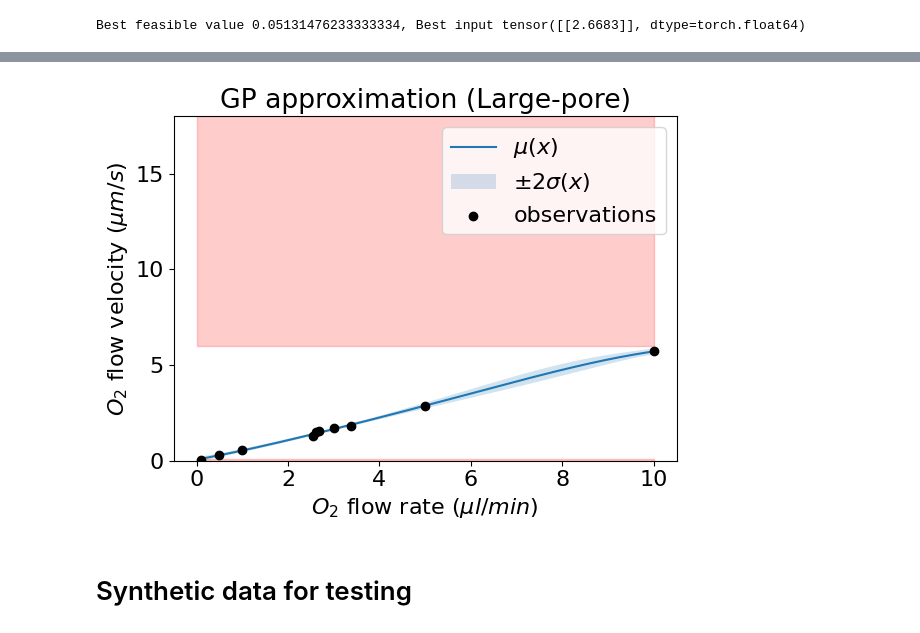
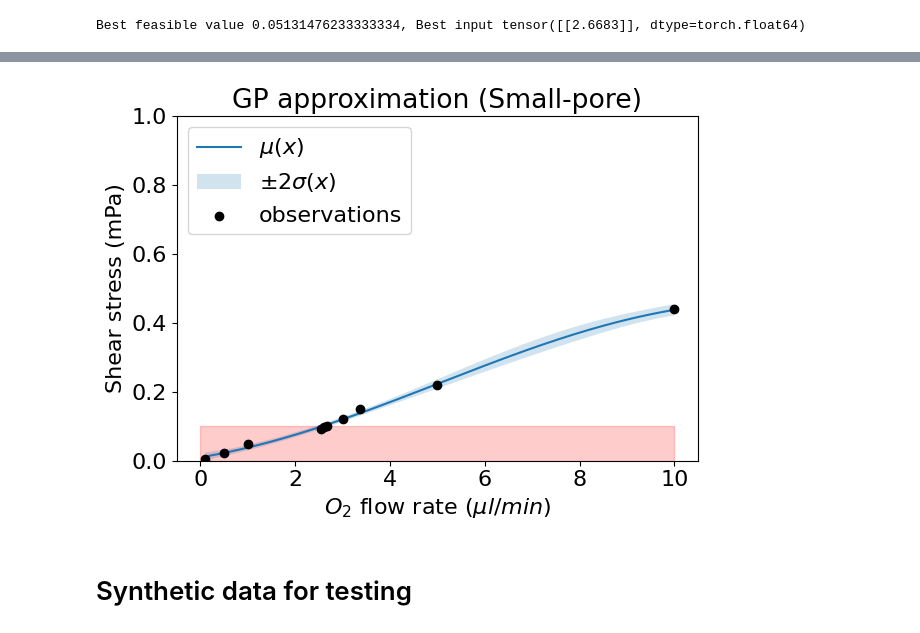
Before and after one commit to GuangchenW/bioreactor-optimization, a Jupyter notebook: bo.ipynb, the cells around one changed output, grey strips where cells are left out. Cells and saved outputs as stored; diff of their text form; code cells hidden in the pictures.

```diff
--- a/bo.ipynb
+++ b/bo.ipynb
@@ -243,7 +243,7 @@ matplotlib.rcParams.update({'font.size': 16})
 # --- Visualize GP for debugging --- #
 X_test = torch.linspace(X_low, X_high, 200).unsqueeze(-1)
 
-model_idx = 3 # Change index here to visualize objective or constraints
+model_idx = 6 # Change index here to visualize objective or constraints
 model = all_models.models[model_idx]
 
 model.eval()
@@ -272,36 +272,36 @@ else:
 
 # Constraint regions
 if model_idx > 0:
     y_max = (mean + 2 * std).max().item()
     if model_idx % 2 == 1: # velocity
         ax.fill_between([0,10], [0,0], [V_LOW, V_LOW], alpha=0.2, color="r")
         ax.fill_between([0,10], [V_HIGH,V_HIGH], [18, 18], alpha=0.2, color="r")
     else: # shear stress
         ax.fill_between([0,10], [0,0], [S_LOW, S_LOW], alpha=0.2, color="r")
         if y_max > S_HIGH: ax.fill_between([0,10], [S_HIGH,S_HIGH], [y_max, y_max], alpha=0.2, color="r")
 
 title = "GP approximation"
 if model_idx > 0:
     if model_idx < 3: title += " (Flat)"
     elif model_idx < 5: title += " (Large-pore)"
     else: title += " (Small-pore)"
 ax.set_title(title)
 ax.set_xlabel("$O_2$ flow rate ($\\mu l/min$)")
 if model_idx > 0:
     if model_idx % 2 == 1: # velocity
         ax.set_ylabel("$O_2$ flow velocity ($\\mu m/s$)")
         ax.set_ylim([0,18])
     else:
-        ax.set_ylabel("Shear stress (mpa)")
+        ax.set_ylabel("Shear stress (mPa)")
         ax.set_ylim([0,1.0])
 else:
     ax.set_ylabel("$O_2$ concentration delta ($mol/m^3$)")
 
-ax.legend(loc="upper right")
+ax.legend(loc="upper left")
 plt.tight_layout()
 plt.show()
 # %% [output]
-[figure, old version]
+[figure, new version]
 # %% [markdown]
 # Synthetic data for testing
 # %%
```
Also changed, not shown: parts of 1 cell of this notebook, 1 other file.
